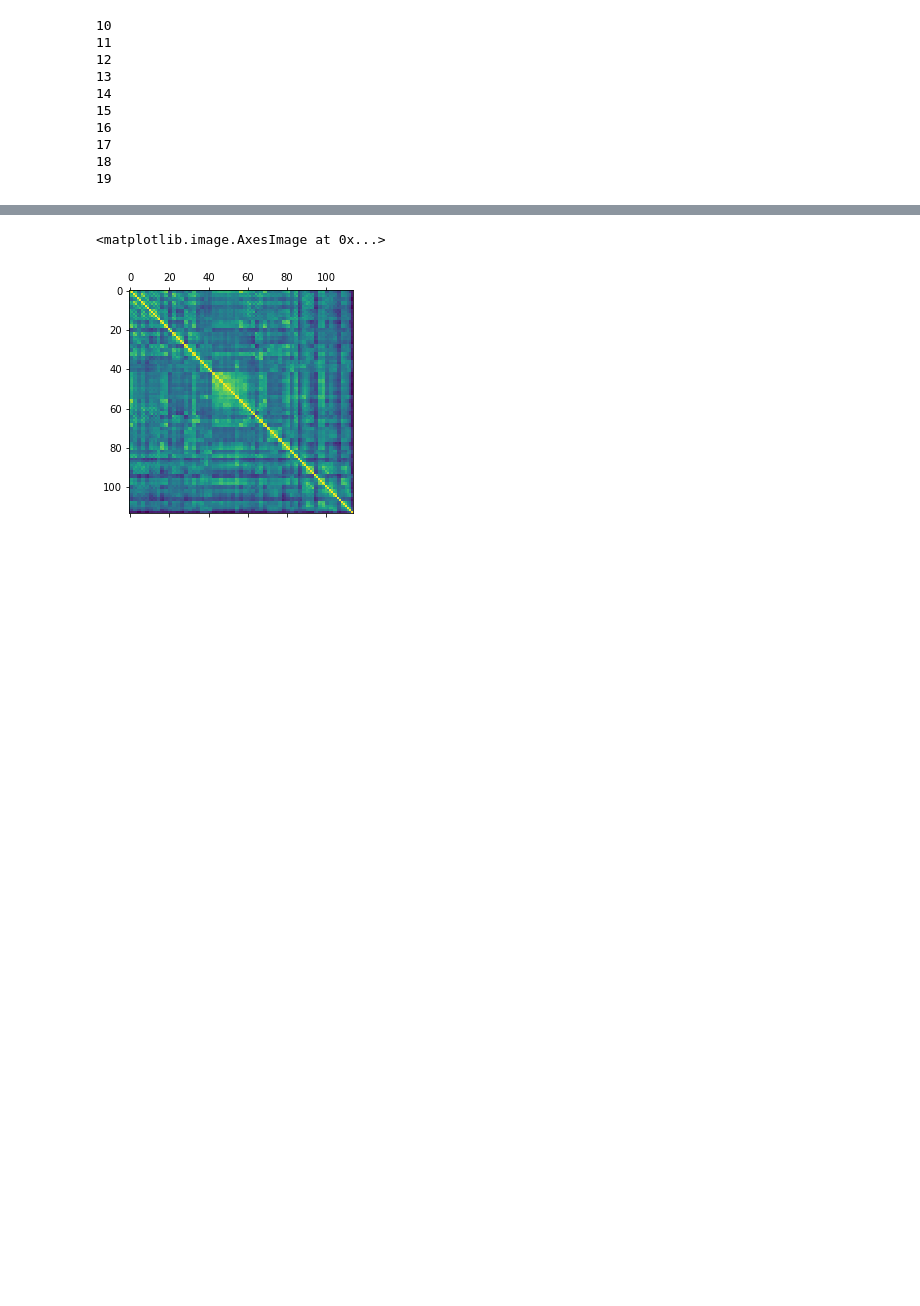
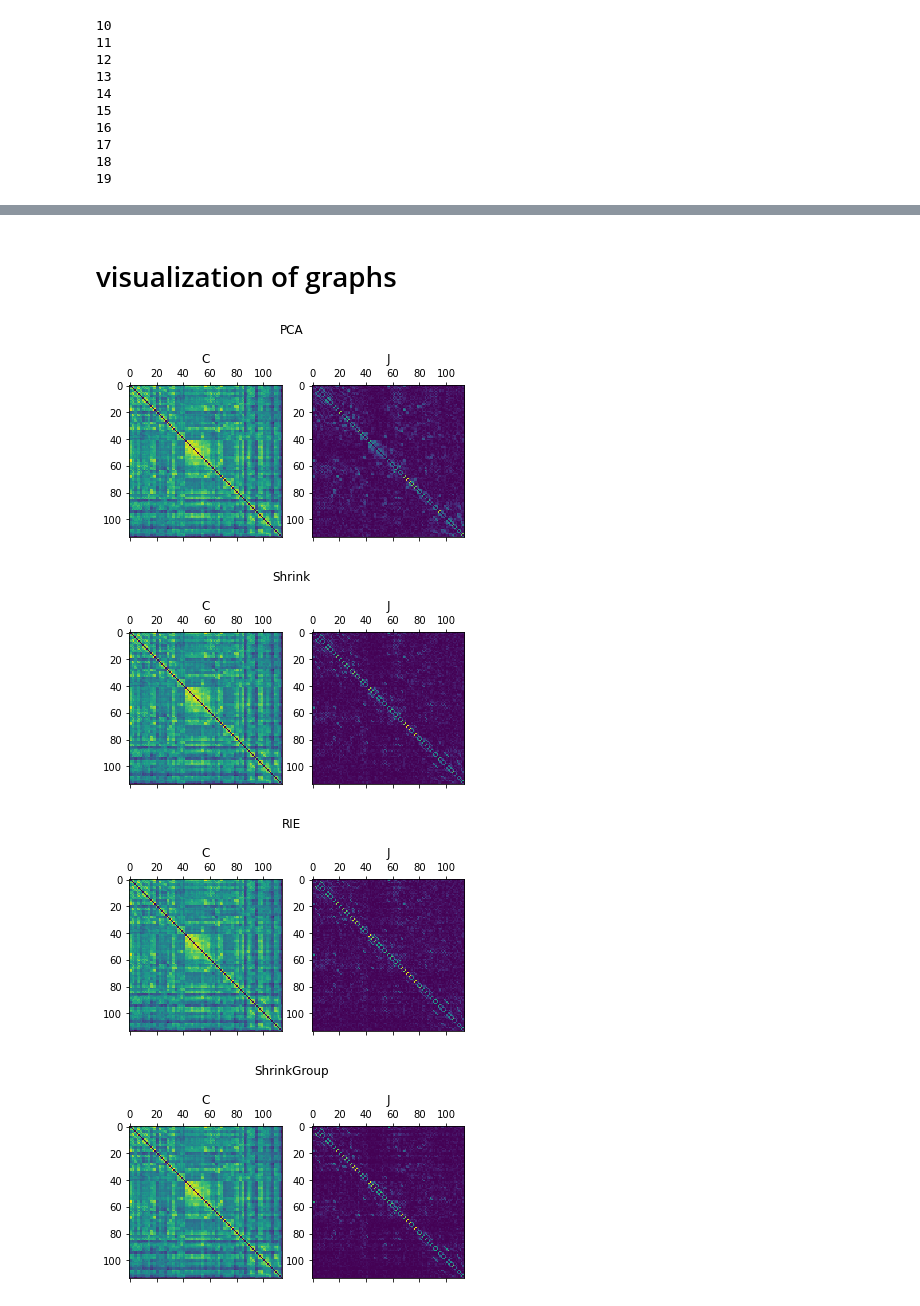
Before and after one commit to nannagram/prob-models, a Jupyter notebook: notebooks/notebook.ipynb, the cells around one changed output, grey strips where cells are left out. Saved outputs shown, nothing was run; the diff lists cells and outputs as text; code cells hidden in the pictures; blank space fills up the shorter version.

```diff
--- a/notebooks/notebook.ipynb
+++ b/notebooks/notebook.ipynb
@@ -121,5 +143,2 @@ plt.show()
-# %%
-plt.matshow(np.average([el['Shrink_CV_likelihood']['Cclean'] for el in results.values()],axis=0))
-# %% [output]
-<matplotlib.image.AxesImage at 0x...>
-[figure, removed]
+# %% [markdown]
+# visualization of graphs
@@ -125,0 +290,20 @@ plt.matshow(np.average([el['Shrink_CV_likelihood']['Cclean'] for el in results.v
+# %%
+#Gaussian Model:  visualize the correlation and precision matrices inferred with regularization
+for key in results[0].keys():
+    if key!='Raw':
+        Cgauss=np.abs(removeselfloops(np.median([el[key]['Cclean'] for el in results.values()],axis=0)))
+        Jgauss=np.abs(removeselfloops(np.median([standarise(np.linalg.pinv(el[key]['Cclean'])) for el in results.values()],axis=0)))
+
+        fig,ax=plt.subplots(ncols=2)
+        i=0
+        ax[i].matshow(Cgauss)
+        ax[i].set_title('C')
+        i=1
+        ax[i].matshow(Jgauss)
+        ax[i].set_title('J')
+        fig.suptitle(key.split('_')[0])
+# %% [output]
+[figure, added]
+[figure, added]
+[figure, added]
+[figure, added]
```
Also changed, not shown: parts of 8 cells of this notebook.
